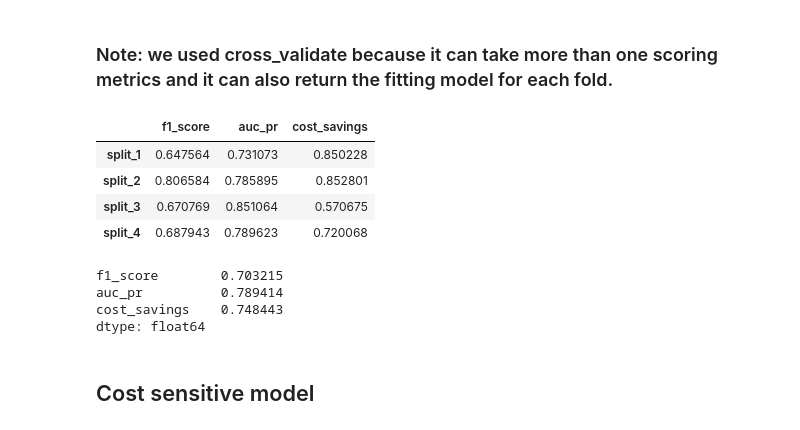
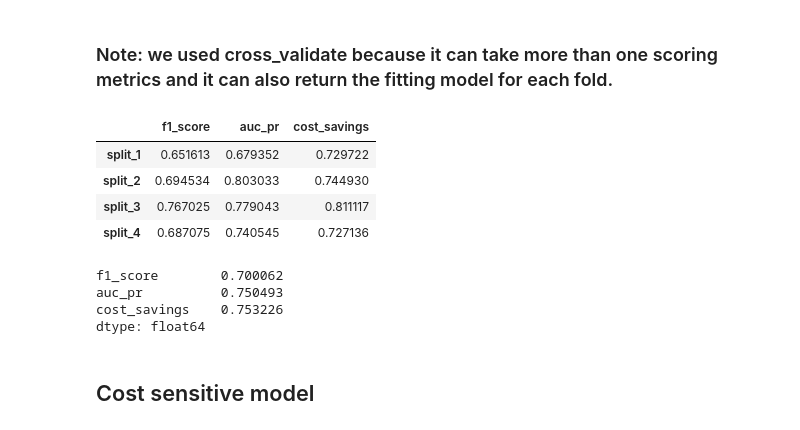
Before and after one commit to HamoyeHQ/g01-fraud-detection, a Jupyter notebook: model/baseline-model.ipynb, the cells around one changed output. Drawn from its saved outputs; the diff is of its cells as text; code cells hidden in the pictures.

Commit message:
Fitted scaler on only the training set
Fitted scaler on only the training set and used it to transform both training and testing set using a data pipeline to avoid data leakage.

```diff
--- a/model/baseline-model.ipynb
+++ b/model/baseline-model.ipynb
@@ -72,7 +68,7 @@ def cost_saving(ytrue, ypred, amount):
 
     return savings
 # %%
-cv = StratifiedKFold(n_splits=4, random_state=1)
+cv = StratifiedKFold(n_splits=4, shuffle=True, random_state=1)
 # %%
 # defining a function to calculate cost saving per fold (splits) of our cv
 def cost_saving_per_split(scores, x, y, cv_object):
@@ -100,25 +98,30 @@ def get_metric_scores(scores, x, y=y, cv_object=cv):
 ## Fraud Sensitive model (Not cost sensitive)
 # %%
 fraud_sensitive_model = LogisticRegression(class_weight=weights)
-fraud_sensitive_scores = cross_validate(fraud_sensitive_model, scaled_X, y, \
-                            scoring=['f1', 'average_precision'], cv=cv, n_jobs=4, return_estimator=True)
+fraud_sensitive_scaler = StandardScaler()
+
+fraud_sensitive_pipe = Pipeline([('scaler', fraud_sensitive_scaler), ('model', fraud_sensitive_model)])
+
+fraud_sensitive_scores = cross_validate(fraud_sensitive_pipe, np.array(X), y, \
+                            scoring=['f1', 'average_precision'], cv=cv, n_jobs=4, \
+                                        return_estimator=True, error_score='raise')
 # %% [markdown]
 ### Note: we used cross_validate because it can take more than one scoring metrics and it can also return the fitting model for each fold.
 # %%
-fraud_sensitive_results = get_metric_scores(fraud_sensitive_scores, scaled_X)
+fraud_sensitive_results = get_metric_scores(fraud_sensitive_scores, np.array(X))
 fraud_sensitive_results
 # %% [output]
 |  | f1_score | auc_pr | cost_savings |
-| split_1 | 0.647564 | 0.731073 | 0.850228 |
-| split_2 | 0.806584 | 0.785895 | 0.852801 |
-| split_3 | 0.670769 | 0.851064 | 0.570675 |
-| split_4 | 0.687943 | 0.789623 | 0.720068 |
+| split_1 | 0.651613 | 0.679352 | 0.729722 |
+| split_2 | 0.694534 | 0.803033 | 0.744930 |
+| split_3 | 0.767025 | 0.779043 | 0.811117 |
+| split_4 | 0.687075 | 0.740545 | 0.727136 |
 # %%
 fraud_sensitive_results.mean()
 # %% [output]
-f1_score        0.703215
-auc_pr          0.789414
-cost_savings    0.748443
+f1_score        0.700062
+auc_pr          0.750493
+cost_savings    0.753226
 dtype: float64
 # %% [markdown]
 ## Cost sensitive model
```
Also changed, not shown: parts of 9 cells of this notebook.
